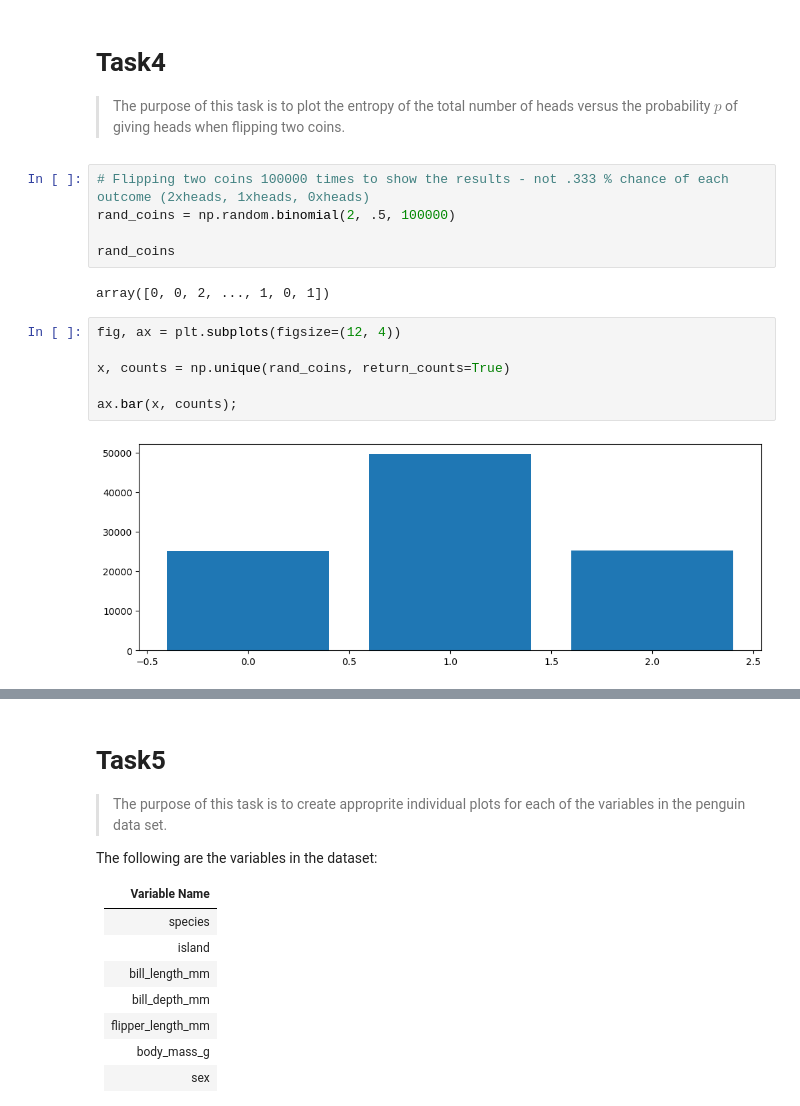
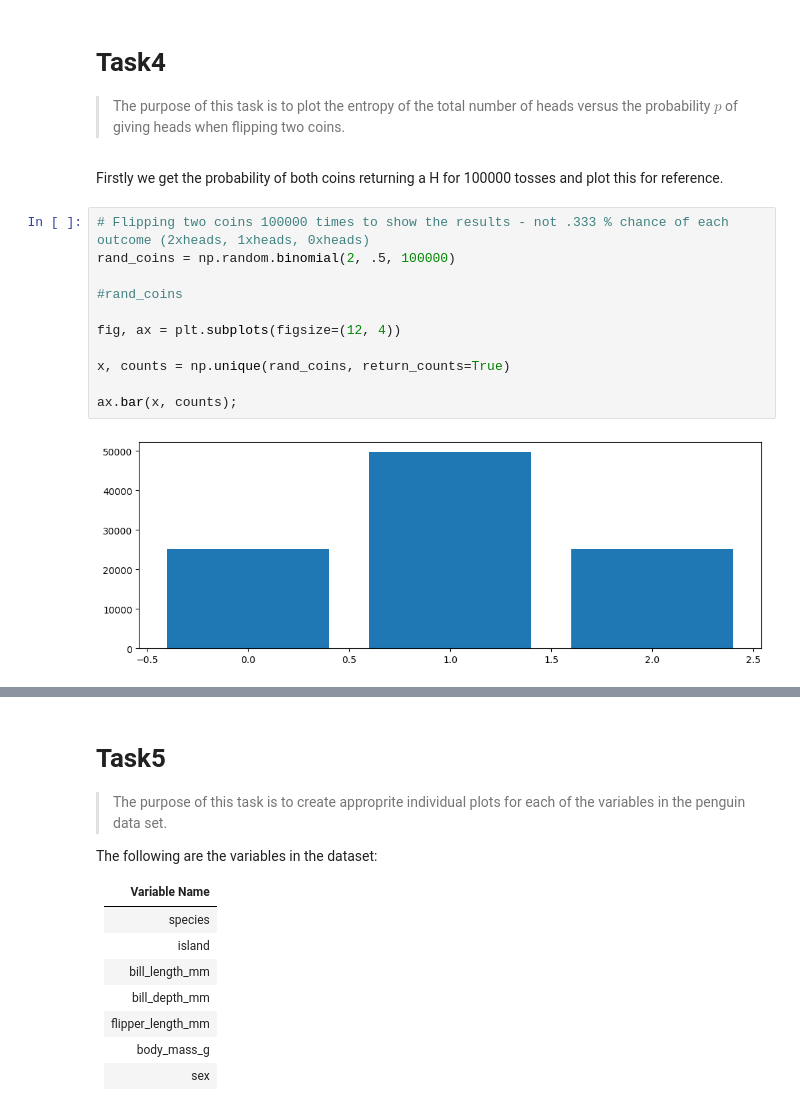
Before and after one commit to PeeBs68/fund_da, a Jupyter notebook: tasks.ipynb, the cells around one changed output, grey strips where cells are left out. Drawn from its saved outputs; the diff is of its cells as text.

```diff
--- a/tasks.ipynb
+++ b/tasks.ipynb
@@ -449,19 +449,19 @@ Continuous variables/dictributions for bill and flipper variables
 # Task4
 
 >The purpose of this task is to plot the entropy of the total number of heads versus the probability $p$ of giving heads when flipping two coins.
+# %% [markdown]
+Firstly we get the probability of both coins returning a H for 100000 tosses and plot this for reference.
 # %%
 # Flipping two coins 100000 times to show the results - not .333 % chance of each outcome (2xheads, 1xheads, 0xheads)
 rand_coins = np.random.binomial(2, .5, 100000)
 
-rand_coins
+#rand_coins
+
+fig, ax = plt.subplots(figsize=(12, 4))
+
+x, counts = np.unique(rand_coins, return_counts=True)
+
+ax.bar(x, counts);
 # %% [output]
-array([0, 0, 2, ..., 1, 0, 1])
+[figure, added]
-# %%
-fig, ax = plt.subplots(figsize=(12, 4))
-
-x, counts = np.unique(rand_coins, return_counts=True)
-
-ax.bar(x, counts);
-# %% [output]
-[figure, removed]
 # %% [markdown]
```
Also changed, not shown: parts of 7 cells of this notebook.
